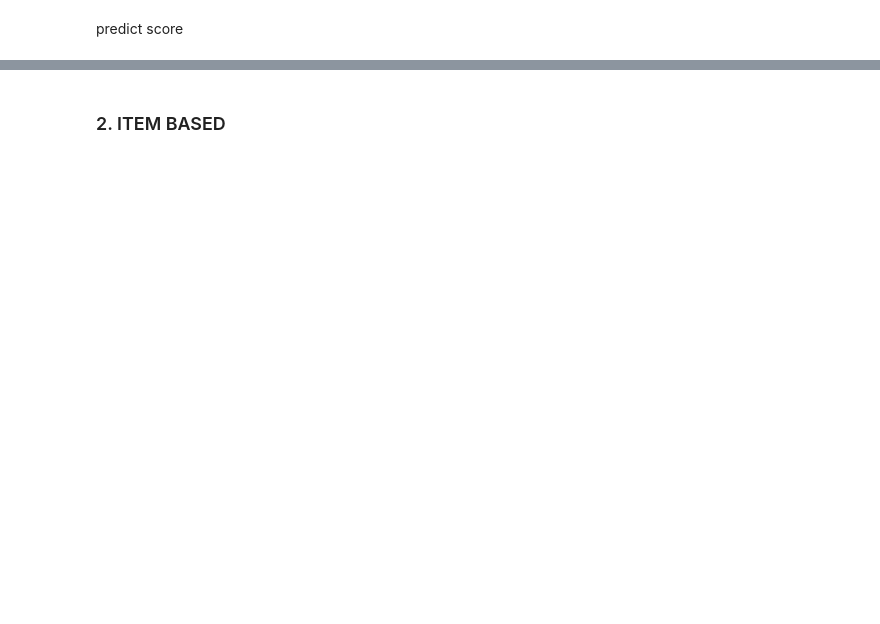
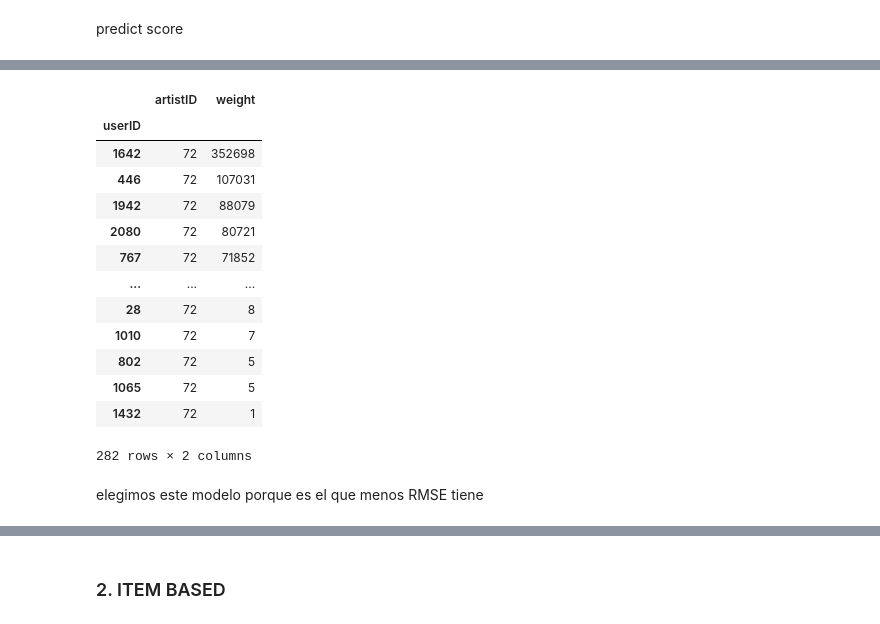
Before and after one commit to beasicilia14/ML3_Project2, a Jupyter notebook: ml3_project2.ipynb, the cells around one changed output, grey strips where cells are left out. Cells and saved outputs as stored; diff of their text form; code cells hidden in the pictures; blank space fills up the shorter version.

```diff
--- a/ml3_project2.ipynb
+++ b/ml3_project2.ipynb
@@ -502,0 +455,20 @@ ranked_item_score.head(m)
+# %%
+items = df_user_10k.groupby('artistID')
+items.get_group(72)
+# %% [output]
+|  | artistID | weight |
+| userID |  |  |
+| 1642 | 72 | 352698 |
+| 446 | 72 | 107031 |
+| 1942 | 72 | 88079 |
+| 2080 | 72 | 80721 |
+| 767 | 72 | 71852 |
+| ... | ... | ... |
+| 28 | 72 | 8 |
+| 1010 | 72 | 7 |
+| 802 | 72 | 5 |
+| 1065 | 72 | 5 |
+| 1432 | 72 | 1 |
+282 rows × 2 columns
+# %% [markdown]
+elegimos este modelo porque es el que menos RMSE tiene
```
Also changed, not shown: parts of 74 cells of this notebook, 2 other files.
